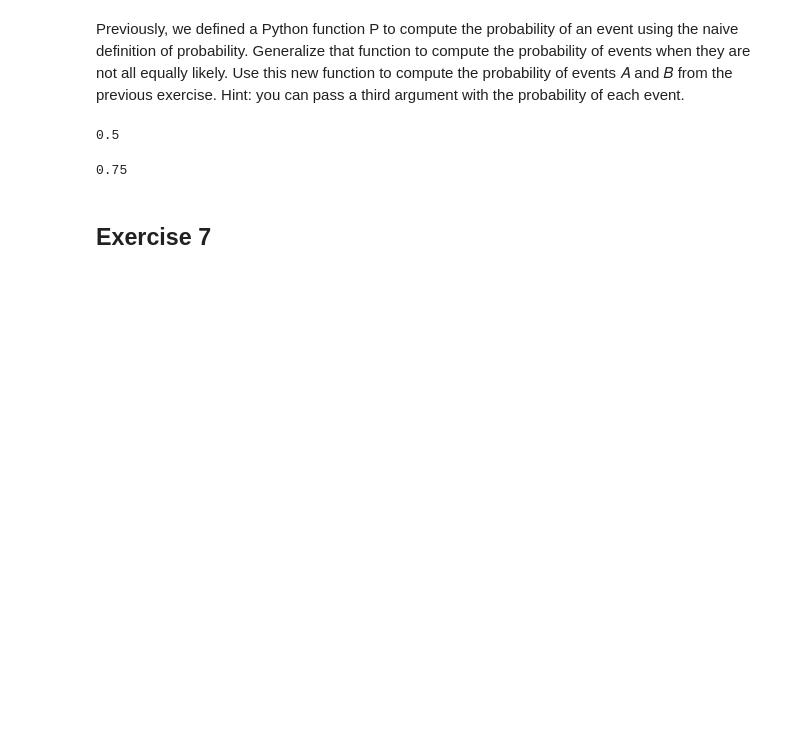
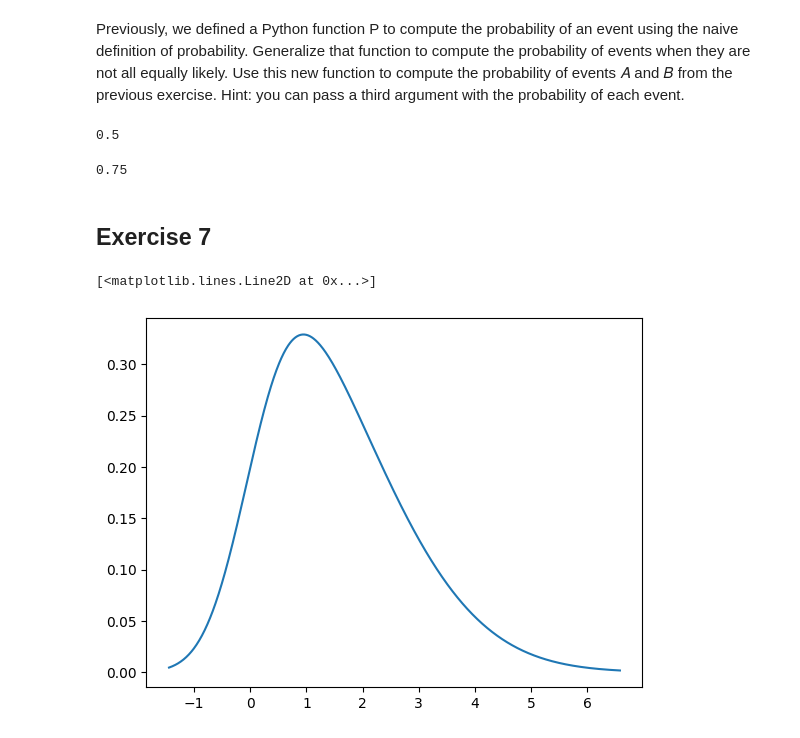
Before and after one commit to matteocasolari/bayesian-analysis-with-python-solutions, a Jupyter notebook: solutions/chapter_01.ipynb, the cells around one changed output. Saved outputs shown, nothing was run; the diff lists cells and outputs as text; code cells hidden in the pictures; blank space fills up the shorter version.

```diff
--- a/solutions/chapter_01.ipynb
+++ b/solutions/chapter_01.ipynb
@@ -43,0 +44,16 @@ sample_sizes = [10, 100, 1000]
+# %%
+mean = 0
+variance = 2
+skewness = 3
+skew_normal = pz.SkewNormal(
+    mu=mean,
+    sigma=variance,
+    alpha=skewness,
+)
+# %%
+# Visualize the original distribution
+x = np.linspace(skew_normal.ppf(0.001), skew_normal.ppf(0.999), 1000)
+plt.plot(x, skew_normal.pdf(x))
+# %% [output]
+[<matplotlib.lines.Line2D at 0x...>]
+[figure, added]
```
Also changed, not shown: parts of 4 cells of this notebook.
